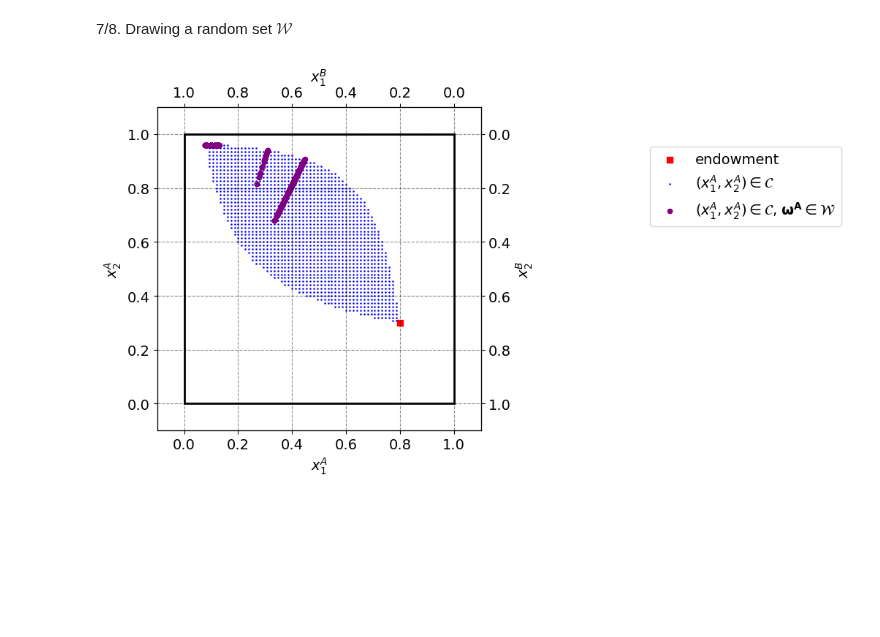
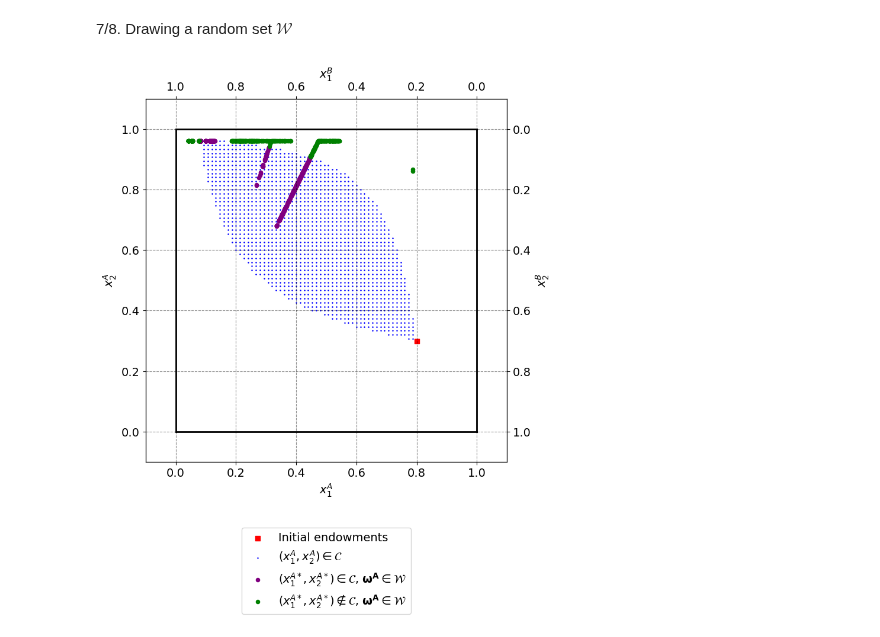
Before and after one commit to NumEconCopenhagen/projects-2024-jbh, a Jupyter notebook: inauguralproject/inauguralproject.ipynb, the cells around one changed output. Drawn from its saved outputs; the diff is of its cells as text; code cells hidden in the pictures; blank space fills up the shorter version.

Commit message:
all good in the hood

```diff
--- a/inauguralproject/inauguralproject.ipynb
+++ b/inauguralproject/inauguralproject.ipynb
@@ -51,7 +53,7 @@ w1bar = 1.0
 w2bar = 1.0
 
 # b. figure set up
-fig_A,ax_A = plt.subplots(figsize=(8,6),tight_layout=True)
+fig_A,ax_A = plt.subplots(figsize=(8,10),tight_layout=True)
 
 ax_A.set_xlabel("$x_1^A$")
 ax_A.set_ylabel("$x_2^A$")
@@ -64,7 +66,7 @@ ax_B.invert_xaxis()
 ax_B.invert_yaxis()
 
 # A
-ax_A.scatter(model.w1A,model.w2A,marker='s',color='r',label='endowment')
+ax_A.scatter(model.w1A,model.w2A,marker='s',color='r',label='Initial endowments')
 
 # Initial endowments
 omega_a1 = model.w1A
@@ -98,5 +100,5 @@ ax_A.set_ylim([-0.1, w2bar + 0.1])
 ax_B.set_xlim([w1bar + 0.1, -0.1])
 ax_B.set_ylim([w2bar + 0.1, -0.1])
 
-legend = ax_A.legend(bbox_to_anchor=(1.5,.9))
+legend = ax_A.legend(loc='center',bbox_to_anchor=(.5,-.2))
 # %% [output]
@@ -332,31 +412,55 @@ model=ExchangeEconomyClass()
 # %%
-# save stuff
+# Model instantiate
+model=ExchangeEconomyClass()
+
+# Save initial endowments
+omega_a1_init  = model.w1A
+omega_a2_init = model.w2A
+
+omega_b1_init = model.w1B
+omega_b2_init = model.w1B
+
+# My demands to be plotted in Edgeworth box, within or outside C (little unsure what is meant with that last question)
 x1as = []
 x2as = []
+x1as_out = []
+x2as_out = []
 
 # Define some price
 P = np.linspace(0.01,100,200)
 
+# For each endowment pair in W
 for om1a,om2a in W:
+
+    # Change model params
     model.w1A=om1a
     model.w2A=om2a
 
+    # Find clearing price
     p_star = model.market_clear_price(P)
+
+    # corresponding demands
     x1a,x2a = model.demand_A(p_star)
 
+    # Must be within these bounds
     x1a = min(x1a,x_a1_max)
     x2a = min(x2a,x_a2_max)
 
+    # But also this constraint
     if model.utility_A(x1a, x2a) >= model.utility_A(omega_a1, omega_a2) and \
     model.utility_B(1 - x1a, 1 - x2a) >= model.utility_B(omega_b1, omega_b2):
-    # If (x1a, x2a) satisfies the conditions in C, proceed
 
+    # If all good, proceed
         x1as.append(x1a)
         x2as.append(x2a)
+    else:
+        x1as_out.append(x1a)
+        x2as_out.append(x2a)
 # %%
 # Plot C
-ax_A.scatter(x1as, x2as, marker='o', color='purple', label=r'$(x_1^A, x_2^A) \in \mathcal{C}$, $\mathbf{\omega^A} \in \mathcal{W}$', s=20)
-legend = ax_A.legend(bbox_to_anchor=(1.5,0.9))
+ax_A.scatter(x1as, x2as, marker='o', color='purple', label=r'$(x_1^{A*}, x_2^{A*}) \in \mathcal{C}$, $\mathbf{\omega^A} \in \mathcal{W}$', s=20)
+ax_A.scatter(x1as_out, x2as_out, marker='o', color='green', label=r'$(x_1^{A*}, x_2^{A*}) \notin \mathcal{C}$, $\mathbf{\omega^A} \in \mathcal{W}$', s=20)
+legend = ax_A.legend(loc='center', bbox_to_anchor=(.5,-.3))
 fig_A
 # %% [output]
-[figure, old version]
+[figure, new version]
```
Also changed, not shown: parts of 11 cells of this notebook, 1 other file.
